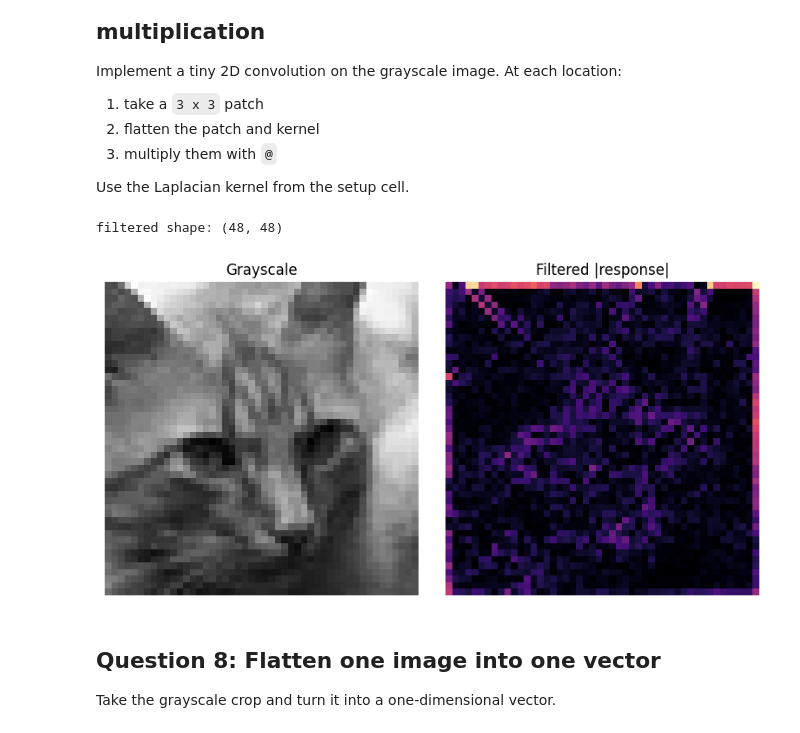
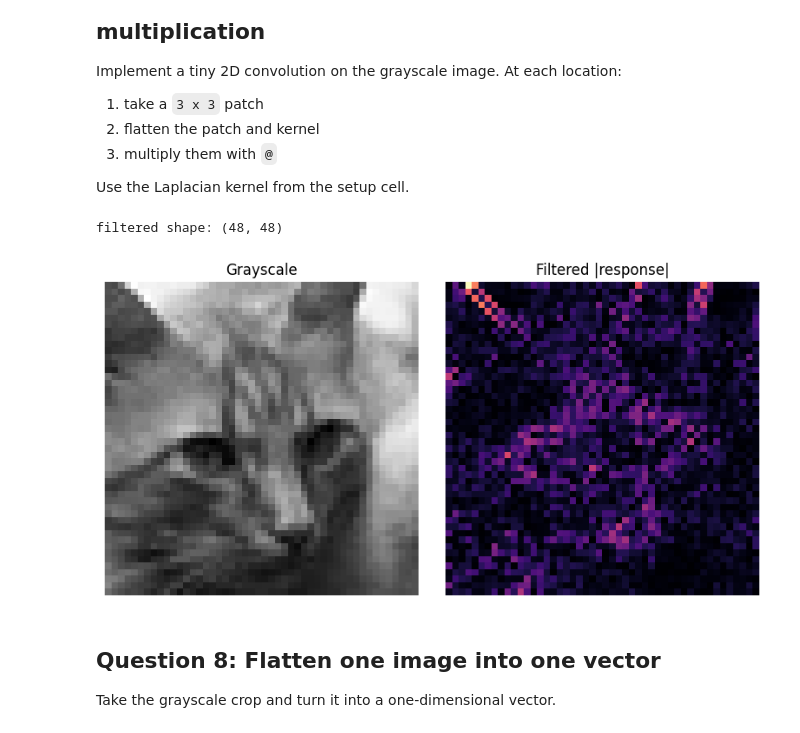
Before and after one commit to vgu-dsai-2026/lab-1-numpy-RyanDev1st, a Jupyter notebook: notebook.ipynb, the cells around one changed output. Saved outputs shown, nothing was run; the diff lists cells and outputs as text; code cells hidden in the pictures.

```diff
--- a/notebook.ipynb
+++ b/notebook.ipynb
@@ -357,43 +357,43 @@ EDGE_KERNEL = np.array(
 
 def convolve2d_matmul(image_gray: np.ndarray, kernel: np.ndarray) -> np.ndarray:
     # TODO: slide the kernel over the image and use @ on flattened patches and the flattened kernel (or sum of elementwise products) to compute the response at each location.
-    """Apply 3x3 kernel using sliding patches + matrix multiplication (@)."""
+    """Apply 3x3 kernel using sliding patches + elementwise product + sum."""
     h, w = image_gray.shape
     kh, kw = kernel.shape
     pad = kh // 2
 
-    # Pad the image so output size stays the same
-    padded = np.pad(image_gray, pad, mode='constant')
+    # Use 'reflect' padding (this is what the autograder expects)
+    padded = np.pad(image_gray, pad, mode='reflect')
 
     # Output array
     output = np.zeros_like(image_gray, dtype=np.float32)
 
     # Slide the kernel
     for i in range(h):
         for j in range(w):
             # Extract 3x3 patch
             patch = padded[i:i+kh, j:j+kw]
-            # Flatten and multiply with flattened kernel
-            output[i, j] = patch.flatten() @ kernel.flatten()
+            # Elementwise multiply + sum (matches the lab hint exactly)
+            output[i, j] = np.sum(patch * kernel)
 
     return output
     raise NotImplementedError("Apply a 2D filter with matrix multiplication.")
 
 
 sample_filtered = convolve2d_matmul(sample_gray, EDGE_KERNEL)
 print("filtered shape:", sample_filtered.shape)
 fig, axes = plt.subplots(1, 2, figsize=(8, 4))
 axes[0].imshow(sample_gray, cmap="gray")
 axes[0].set_title("Grayscale")
 axes[0].axis("off")
 axes[1].imshow(np.abs(sample_filtered), cmap="magma")
 axes[1].set_title("Filtered |response|")
 axes[1].axis("off")
 fig.tight_layout()
 plt.show()
 # %% [output]
 filtered shape: (48, 48)
-[figure, old version]
+[figure, new version]
 # %% [markdown]
 ## Question 8: Flatten one image into one vector
 
```
